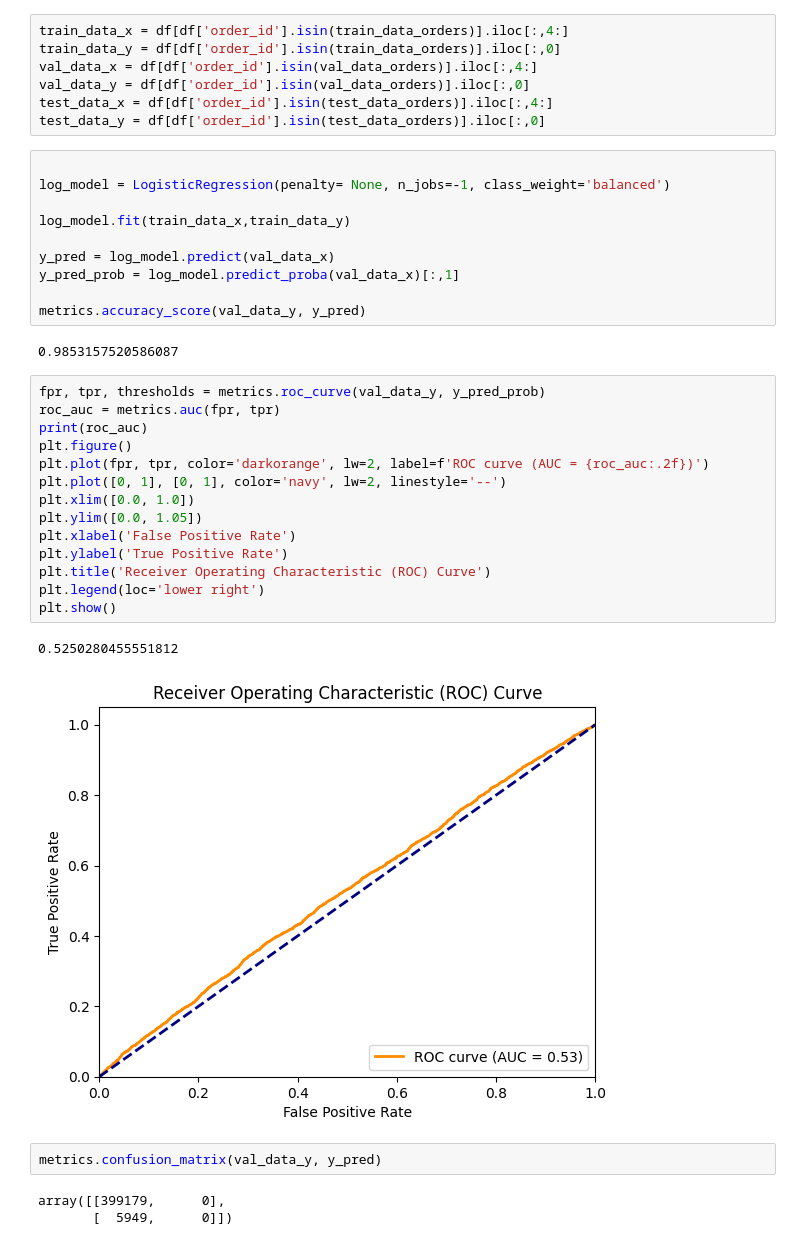
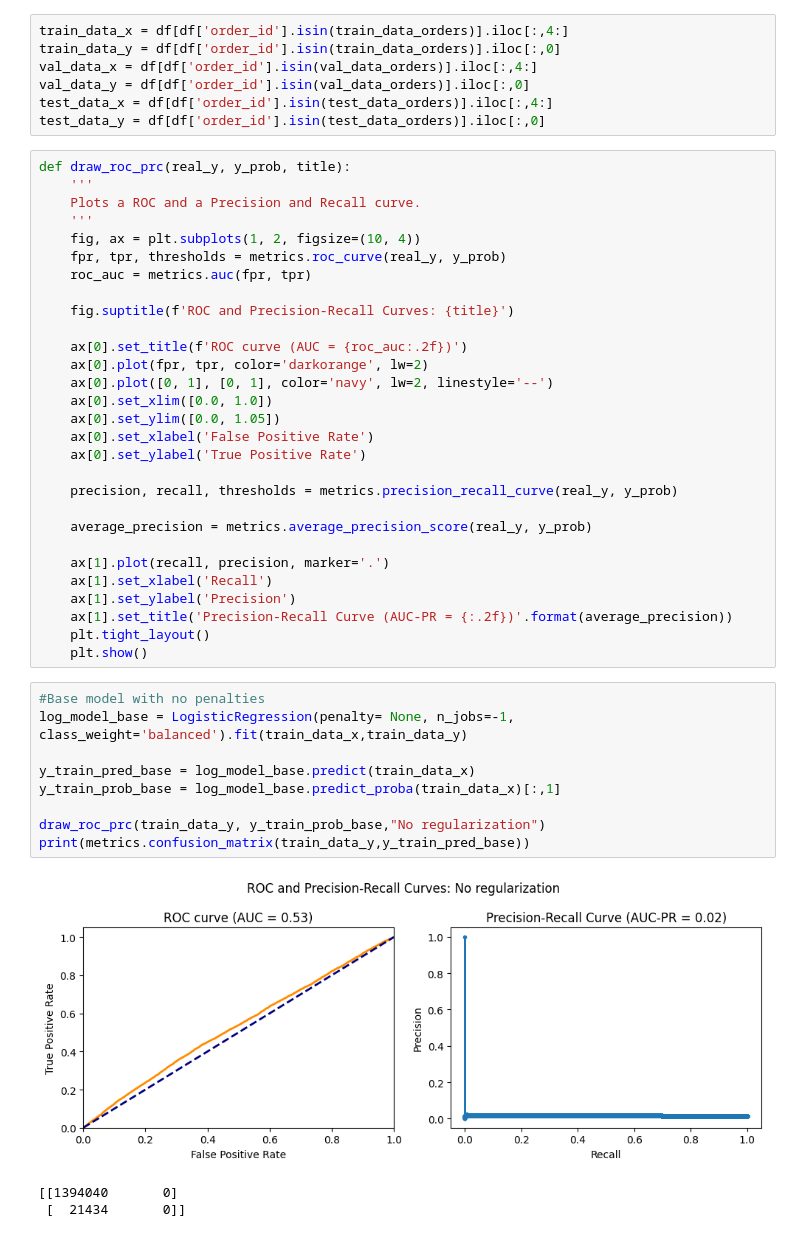
Before and after one commit to alvaro-dda/zrive-ds, a Jupyter notebook: src/module_3/assign_3.ipynb, the cells around one changed output. Saved outputs shown, nothing was run; the diff lists cells and outputs as text.

```diff
--- a/src/module_3/assign_3.ipynb
+++ b/src/module_3/assign_3.ipynb
@@ -89,37 +95,45 @@ val_data_x = df[df['order_id'].isin(val_data_orders)].iloc[:,4:]
 val_data_y = df[df['order_id'].isin(val_data_orders)].iloc[:,0]
 test_data_x = df[df['order_id'].isin(test_data_orders)].iloc[:,4:]
 test_data_y = df[df['order_id'].isin(test_data_orders)].iloc[:,0]
+# %%
+def draw_roc_prc(real_y, y_prob, title):
+    '''
+    Plots a ROC and a Precision and Recall curve.
+    '''
+    fig, ax = plt.subplots(1, 2, figsize=(10, 4))
+    fpr, tpr, thresholds = metrics.roc_curve(real_y, y_prob)
+    roc_auc = metrics.auc(fpr, tpr)
+
+    fig.suptitle(f'ROC and Precision-Recall Curves: {title}')
+
+    ax[0].set_title(f'ROC curve (AUC = {roc_auc:.2f})')
+    ax[0].plot(fpr, tpr, color='darkorange', lw=2)
+    ax[0].plot([0, 1], [0, 1], color='navy', lw=2, linestyle='--')
+    ax[0].set_xlim([0.0, 1.0])
+    ax[0].set_ylim([0.0, 1.05])
+    ax[0].set_xlabel('False Positive Rate')
+    ax[0].set_ylabel('True Positive Rate')
+
+    precision, recall, thresholds = metrics.precision_recall_curve(real_y, y_prob)
+
+    average_precision = metrics.average_precision_score(real_y, y_prob)
+
+    ax[1].plot(recall, precision, marker='.')
+    ax[1].set_xlabel('Recall')
+    ax[1].set_ylabel('Precision')
+    ax[1].set_title('Precision-Recall Curve (AUC-PR = {:.2f})'.format(average_precision))
+    plt.tight_layout()
+    plt.show()
 # %%
+#Base model with no penalties
+log_model_base = LogisticRegression(penalty= None, n_jobs=-1, class_weight='balanced').fit(train_data_x,train_data_y)
 
-log_model = LogisticRegression(penalty= None, n_jobs=-1, class_weight='balanced')
+y_train_pred_base = log_model_base.predict(train_data_x)
+y_train_prob_base = log_model_base.predict_proba(train_data_x)[:,1]
 
-log_model.fit(train_data_x,train_data_y)
-
-y_pred = log_model.predict(val_data_x)
-y_pred_prob = log_model.predict_proba(val_data_x)[:,1]
-
-metrics.accuracy_score(val_data_y, y_pred)
+draw_roc_prc(train_data_y, y_train_prob_base,"No regularization")
+print(metrics.confusion_matrix(train_data_y,y_train_pred_base))
 # %% [output]
+[figure, added]
-0.9853157520586087
+[[1394040       0]
+ [  21434       0]]
-# %%
-fpr, tpr, thresholds = metrics.roc_curve(val_data_y, y_pred_prob)
-roc_auc = metrics.auc(fpr, tpr)
-print(roc_auc)
-plt.figure()
-plt.plot(fpr, tpr, color='darkorange', lw=2, label=f'ROC curve (AUC = {roc_auc:.2f})')
-plt.plot([0, 1], [0, 1], color='navy', lw=2, linestyle='--')
-plt.xlim([0.0, 1.0])
-plt.ylim([0.0, 1.05])
-plt.xlabel('False Positive Rate')
-plt.ylabel('True Positive Rate')
-plt.title('Receiver Operating Characteristic (ROC) Curve')
-plt.legend(loc='lower right')
-plt.show()
-# %% [output]
-0.5250280455551812
-[figure, removed]
-# %%
-metrics.confusion_matrix(val_data_y, y_pred)
-# %% [output]
-array([[399179,      0],
-       [  5949,      0]])
```
Also changed, not shown: parts of 34 cells of this notebook.
